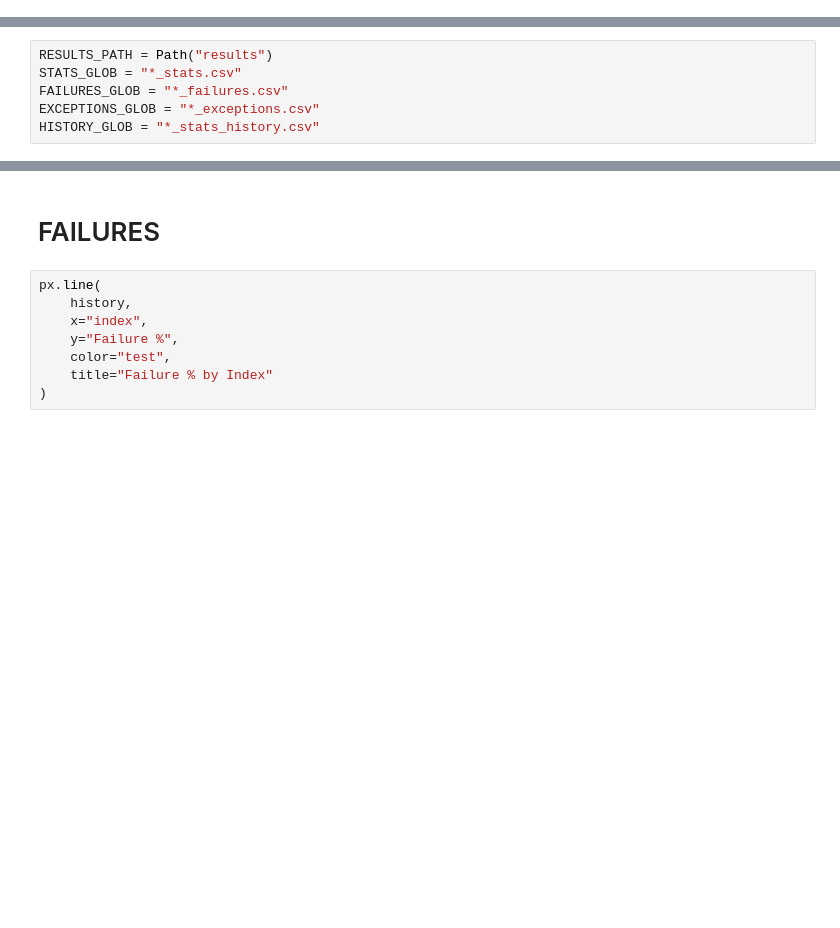
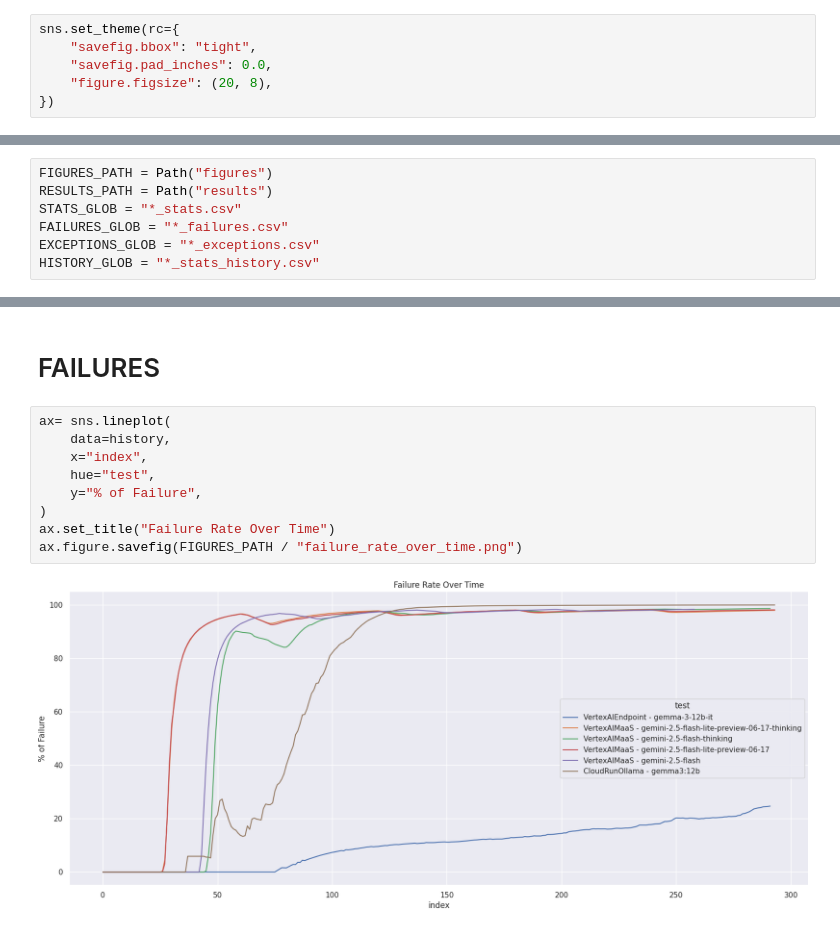
Before and after one commit to fmind/gcp-llm-serving-benchmarks, a Jupyter notebook: analysis.ipynb, the cells around one changed output, grey strips where cells are left out. Saved outputs shown, nothing was run; the diff lists cells and outputs as text; blank space fills up the shorter version.

```diff
--- a/analysis.ipynb
+++ b/analysis.ipynb
@@ -12,9 +13,16 @@ pl.Config.set_fmt_str_lengths(900)
 pl.Config.set_tbl_width_chars(900)
 # %% [output]
 polars.config.Config
+# %%
+sns.set_theme(rc={
+    "savefig.bbox": "tight",
+    "savefig.pad_inches": 0.0,
+    "figure.figsize": (20, 8),
+})
 # %% [markdown]
 # VARIABLES
 # %%
+FIGURES_PATH = Path("figures")
 RESULTS_PATH = Path("results")
 STATS_GLOB = "*_stats.csv"
 FAILURES_GLOB = "*_failures.csv"
@@ -109,11 +113,14 @@ shape: (0, 7)
 # %% [markdown]
 # FAILURES
 # %%
-px.line(
-    history,
+ax= sns.lineplot(
+    data=history,
     x="index",
-    y="Failure %",
-    color="test",
-    title="Failure % by Index"
+    hue="test",
+    y="% of Failure",
 )
+ax.set_title("Failure Rate Over Time")
+ax.figure.savefig(FIGURES_PATH / "failure_rate_over_time.png")
+# %% [output]
+[figure, added]
 # %%
```
Also changed, not shown: parts of 9 cells of this notebook, 7 other files.
